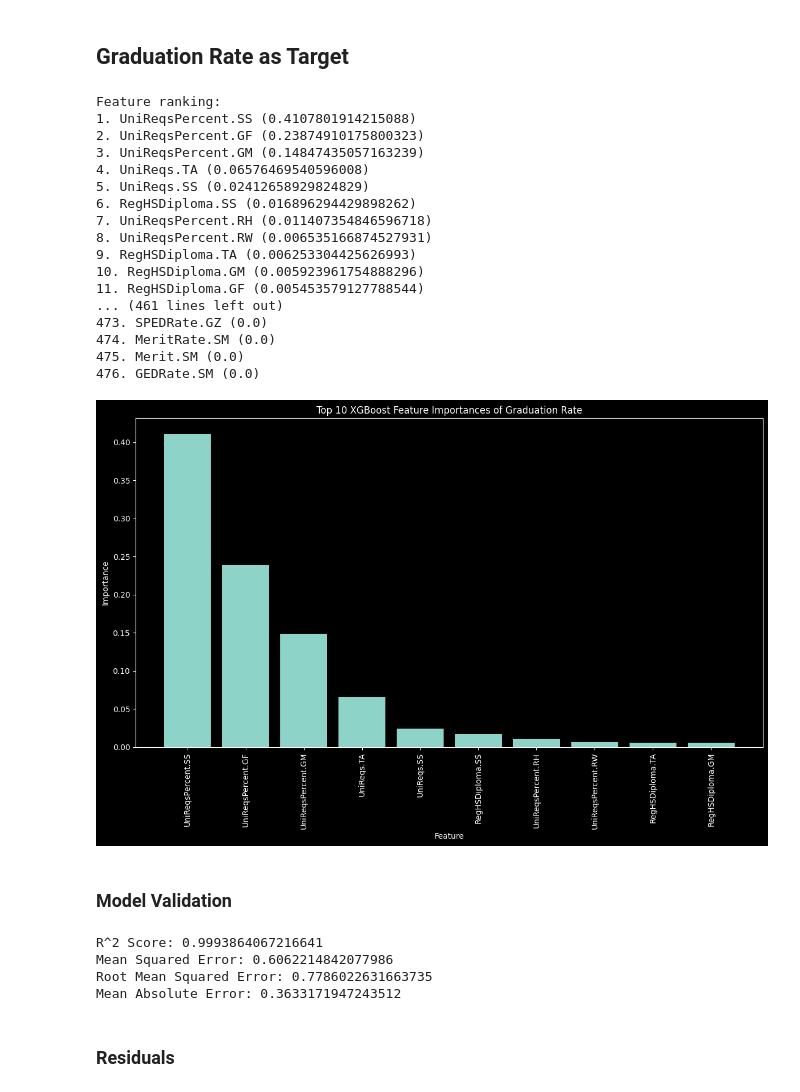
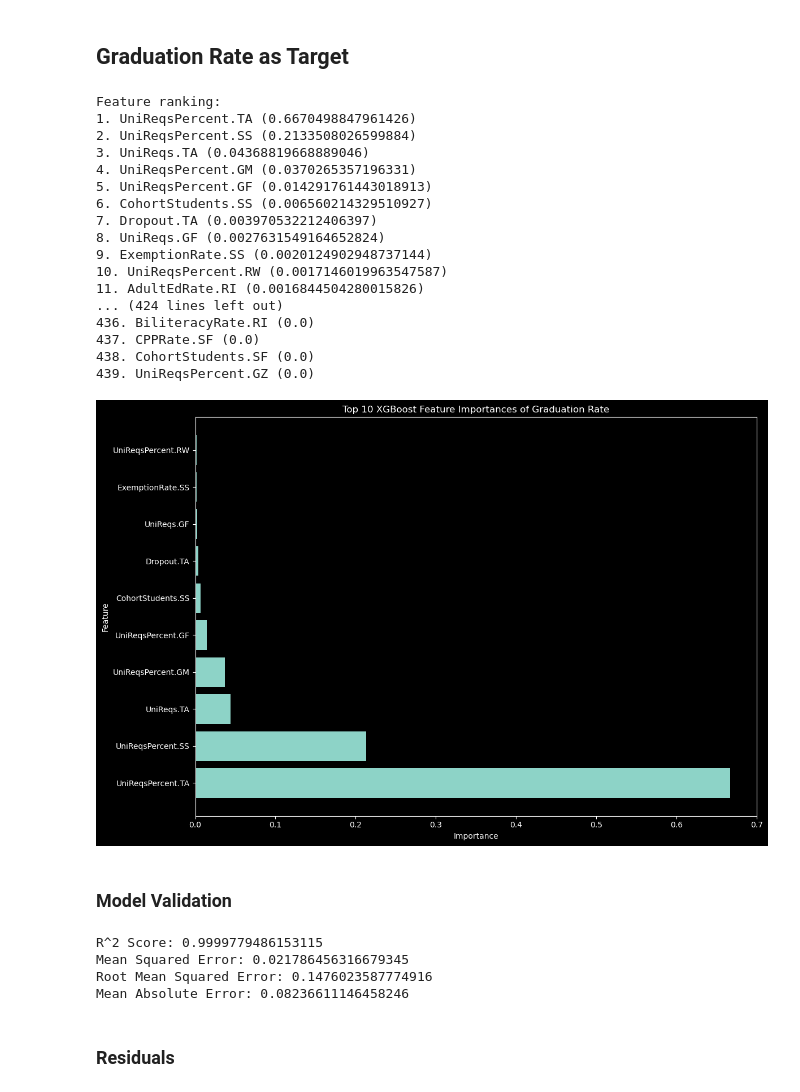
Before and after one commit to PENTASHIFT/DS-Capstone-Project, a Jupyter notebook: modeling/ACGRWide.ipynb, the cells around one changed output. Saved outputs shown, nothing was run; the diff lists cells and outputs as text; code cells hidden in the pictures.

```diff
--- a/modeling/ACGRWide.ipynb
+++ b/modeling/ACGRWide.ipynb
@@ -328,6 +316,9 @@ target_col = 'UniReqsPercent.TA'
 
 # Reset df
 df = get_data_xgb()
+
+# Drop columns that start with 'UniReqs'
+X = df.drop(columns=[col for col in df.columns if col.startswith('UniReqs')])
 
 # Remove rows where y is NaN or infinite or too large
 mask = y.notna() & np.isfinite(y) & (np.abs(y) < 1e10)
@@ -360,10 +351,10 @@ for f in range(len(feature_names_uni)):
 top_n = 10
 top_indices = indices_uni[:top_n]
 plt.figure(figsize=(12, 8))
-plt.bar(range(top_n), importances_uni[top_indices], align='center')
-plt.xticks(range(top_n), feature_names_uni[top_indices], rotation=90)
-plt.xlabel("Feature")
-plt.ylabel("Importance")
+plt.barh(range(top_n), importances_uni[top_indices], align='center')
+plt.yticks(range(top_n), feature_names_uni[top_indices])
+plt.ylabel("Feature")
+plt.xlabel("Importance")
 plt.title("Top 10 XGBoost Feature Importances of UniReqsPercent")
 plt.tight_layout()
 plt.show()
@@ -449,6 +440,9 @@ target_col = 'RegHSDiplomaRate.TA'
 
 # Reset df
 df = get_data_xgb()
+
+# Drop columns that start with 'RegHSDiploma' but are not the target column
+X = df.drop(columns=[col for col in df.columns if col.startswith('RegHSDiploma')])
 
 # Remove rows where y is NaN or infinite or too large
 mask = y.notna() & np.isfinite(y) & (np.abs(y) < 1e10)
@@ -458,54 +452,54 @@ y = y[mask]
 xgb_regressor_uni = xgb.XGBRegressor(
     n_estimators=100,
     learning_rate=0.1,
     max_depth=6,
     subsample=0.8,
     colsample_bytree=0.8,
     missing=np.nan,
     random_state=42
 )
 
 xgb_regressor_uni.fit(X, y)
 
 # Get feature importances
 importances_uni = xgb_regressor_uni.feature_importances_
 feature_names_uni = X.columns
 indices_uni = np.argsort(importances_uni)[::-1]
 
 print("Feature ranking:")
 for f in range(len(feature_names_uni)):
     print(f"{f + 1}. {feature_names_uni[indices_uni[f]]} ({importances_uni[indices_uni[f]]})")
 
 # Plot top 10 feature importances for Graduation Rate
 top_n = 10
 top_indices = indices_uni[:top_n]
 plt.figure(figsize=(12, 8))
-plt.bar(range(top_n), importances_uni[top_indices], align='center')
-plt.xticks(range(top_n), feature_names_uni[top_indices], rotation=90)
-plt.xlabel("Feature")
-plt.ylabel("Importance")
+plt.barh(range(top_n), importances_uni[top_indices], align='center')
+plt.yticks(range(top_n), feature_names_uni[top_indices])
+plt.ylabel("Feature")
+plt.xlabel("Importance")
 plt.title("Top 10 XGBoost Feature Importances of Graduation Rate")
 plt.tight_layout()
 plt.show()
 # %% [output]
 Feature ranking:
-1. UniReqsPercent.SS (0.4107801914215088)
-2. UniReqsPercent.GF (0.23874910175800323)
-3. UniReqsPercent.GM (0.14847435057163239)
-4. UniReqs.TA (0.06576469540596008)
-5. UniReqs.SS (0.02412658929824829)
-6. RegHSDiploma.SS (0.016896294429898262)
-7. UniReqsPercent.RH (0.011407354846596718)
-8. UniReqsPercent.RW (0.006535166874527931)
-9. RegHSDiploma.TA (0.006253304425626993)
-10. RegHSDiploma.GM (0.005923961754888296)
-11. RegHSDiploma.GF (0.005453579127788544)
-... (461 lines left out)
-473. SPEDRate.GZ (0.0)
-474. MeritRate.SM (0.0)
-475. Merit.SM (0.0)
-476. GEDRate.SM (0.0)
+1. UniReqsPercent.TA (0.6670498847961426)
+2. UniReqsPercent.SS (0.2133508026599884)
+3. UniReqs.TA (0.04368819668889046)
+4. UniReqsPercent.GM (0.0370265357196331)
+5. UniReqsPercent.GF (0.014291761443018913)
+6. CohortStudents.SS (0.006560214329510927)
+7. Dropout.TA (0.003970532212406397)
+8. UniReqs.GF (0.0027631549164652824)
+9. ExemptionRate.SS (0.0020124902948737144)
+10. UniReqsPercent.RW (0.0017146019963547587)
+11. AdultEdRate.RI (0.0016844504280015826)
+... (424 lines left out)
+436. BiliteracyRate.RI (0.0)
+437. CPPRate.SF (0.0)
+438. CohortStudents.SF (0.0)
+439. UniReqsPercent.GZ (0.0)
-[figure, old version]
+[figure, new version]
 # %% [markdown]
 ### Model Validation
 # %%
@@ -533,10 +527,10 @@ print(f"Mean Squared Error: {mse}")
 print(f"Root Mean Squared Error: {rmse}")
 print(f"Mean Absolute Error: {mae}")
 # %% [output]
-R^2 Score: 0.9993864067216641
-Mean Squared Error: 0.6062214842077986
-Root Mean Squared Error: 0.7786022631663735
-Mean Absolute Error: 0.3633171947243512
+R^2 Score: 0.9999779486153115
+Mean Squared Error: 0.021786456316679345
+Root Mean Squared Error: 0.1476023587774916
+Mean Absolute Error: 0.08236611146458246
 # %% [markdown]
 ### Residuals
 # %%
```
Also changed, not shown: parts of 15 cells of this notebook, 1 other file.
